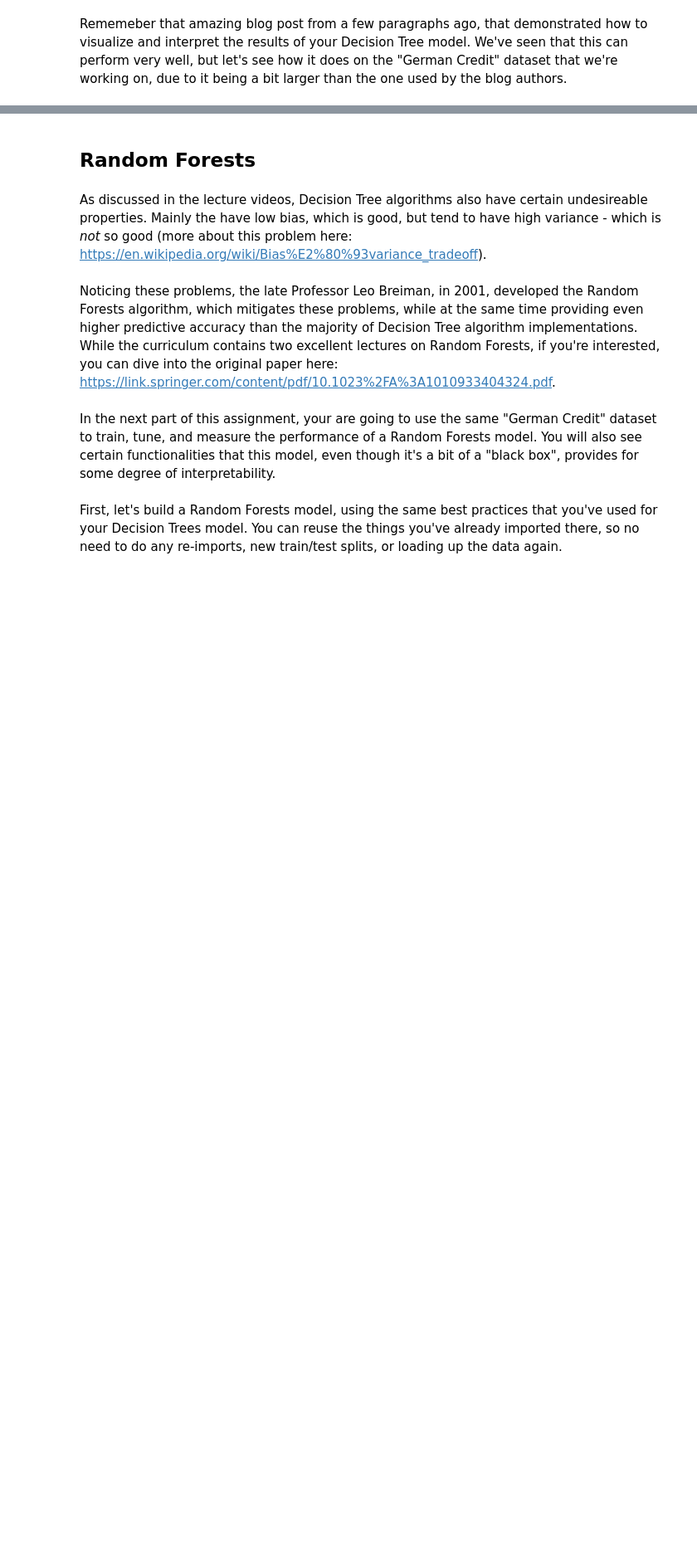
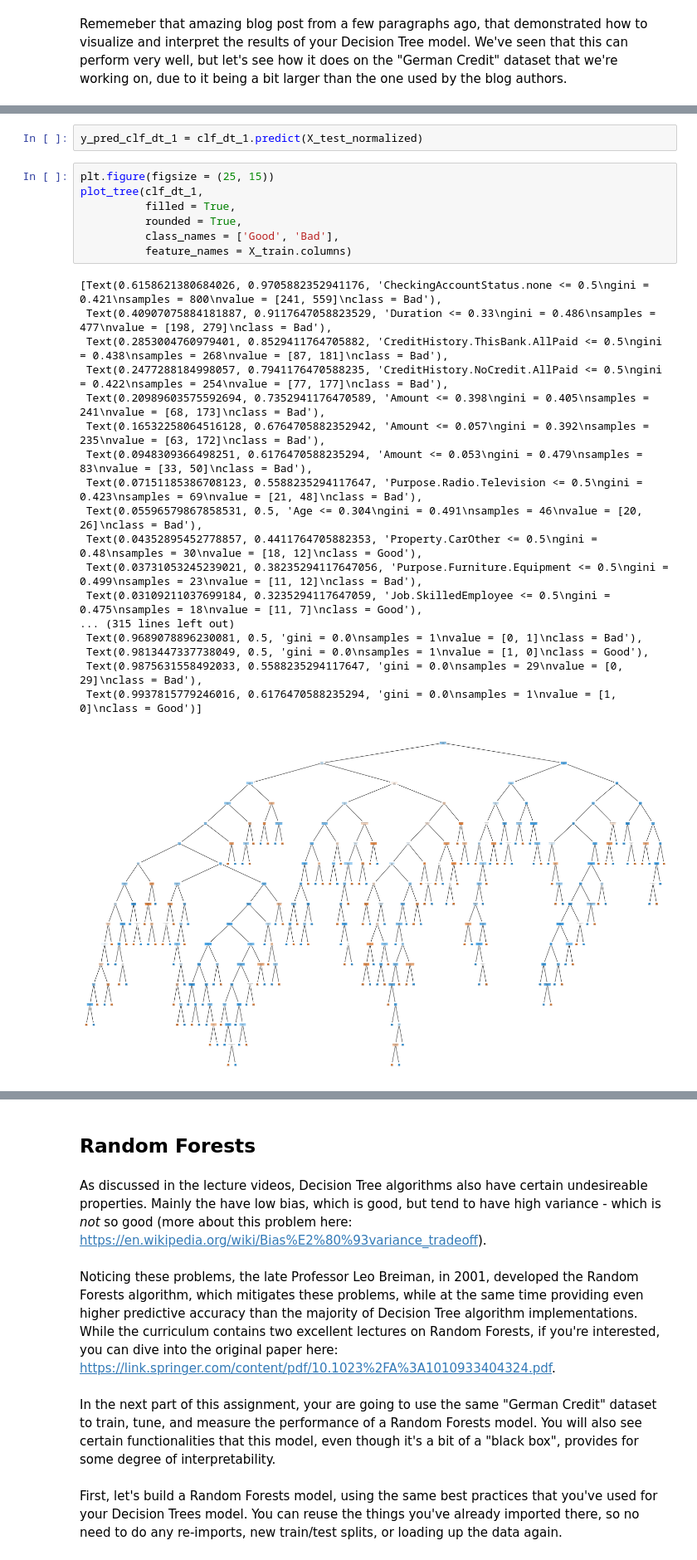
Before and after one commit to sidchakravarty/mec-mini-projects, a Jupyter notebook: mec-13.5.1-tree-based-algorithms-mini-project/Mini_Project_Tree-Based_Algorithms.ipynb, the cells around one changed output, grey strips where cells are left out. Shown at 83% size. Saved outputs shown, nothing was run; the diff lists cells and outputs as text; blank space fills up the shorter version.

```diff
--- a/mec-13.5.1-tree-based-algorithms-mini-project/Mini_Project_Tree-Based_Algorithms.ipynb
+++ b/mec-13.5.1-tree-based-algorithms-mini-project/Mini_Project_Tree-Based_Algorithms.ipynb
@@ -56,0 +248,28 @@ Now you're ready to visualize your Decision Tree model! Please feel free to use
+# %%
+y_pred_clf_dt_1 = clf_dt_1.predict(X_test_normalized)
+# %%
+plt.figure(figsize = (25, 15))
+plot_tree(clf_dt_1,
+          filled = True,
+          rounded = True,
+          class_names = ['Good', 'Bad'],
+          feature_names = X_train.columns)
+# %% [output]
+[Text(0.6158621380684026, 0.9705882352941176, 'CheckingAccountStatus.none <= 0.5\ngini = 0.421\nsamples = 800\nvalue = [241, 559]\nclass = Bad'),
+ Text(0.40907075884181887, 0.9117647058823529, 'Duration <= 0.33\ngini = 0.486\nsamples = 477\nvalue = [198, 279]\nclass = Bad'),
+ Text(0.2853004760979401, 0.8529411764705882, 'CreditHistory.ThisBank.AllPaid <= 0.5\ngini = 0.438\nsamples = 268\nvalue = [87, 181]\nclass = Bad'),
+ Text(0.2477288184998057, 0.7941176470588235, 'CreditHistory.NoCredit.AllPaid <= 0.5\ngini = 0.422\nsamples = 254\nvalue = [77, 177]\nclass = Bad'),
+ Text(0.20989603575592694, 0.7352941176470589, 'Amount <= 0.398\ngini = 0.405\nsamples = 241\nvalue = [68, 173]\nclass = Bad'),
+ Text(0.16532258064516128, 0.6764705882352942, 'Amount <= 0.057\ngini = 0.392\nsamples = 235\nvalue = [63, 172]\nclass = Bad'),
+ Text(0.0948309366498251, 0.6176470588235294, 'Amount <= 0.053\ngini = 0.479\nsamples = 83\nvalue = [33, 50]\nclass = Bad'),
+ Text(0.07151185386708123, 0.5588235294117647, 'Purpose.Radio.Television <= 0.5\ngini = 0.423\nsamples = 69\nvalue = [21, 48]\nclass = Bad'),
+ Text(0.05596579867858531, 0.5, 'Age <= 0.304\ngini = 0.491\nsamples = 46\nvalue = [20, 26]\nclass = Bad'),
+ Text(0.04352895452778857, 0.4411764705882353, 'Property.CarOther <= 0.5\ngini = 0.48\nsamples = 30\nvalue = [18, 12]\nclass = Good'),
+ Text(0.03731053245239021, 0.38235294117647056, 'Purpose.Furniture.Equipment <= 0.5\ngini = 0.499\nsamples = 23\nvalue = [11, 12]\nclass = Bad'),
+ Text(0.03109211037699184, 0.3235294117647059, 'Job.SkilledEmployee <= 0.5\ngini = 0.475\nsamples = 18\nvalue = [11, 7]\nclass = Good'),
+... (315 lines left out)
+ Text(0.9689078896230081, 0.5, 'gini = 0.0\nsamples = 1\nvalue = [0, 1]\nclass = Bad'),
+ Text(0.9813447337738049, 0.5, 'gini = 0.0\nsamples = 1\nvalue = [1, 0]\nclass = Good'),
+ Text(0.9875631558492033, 0.5588235294117647, 'gini = 0.0\nsamples = 29\nvalue = [0, 29]\nclass = Bad'),
+ Text(0.9937815779246016, 0.6176470588235294, 'gini = 0.0\nsamples = 1\nvalue = [1, 0]\nclass = Good')]
+[figure, added]
```
Also changed, not shown: parts of 36 cells of this notebook.
